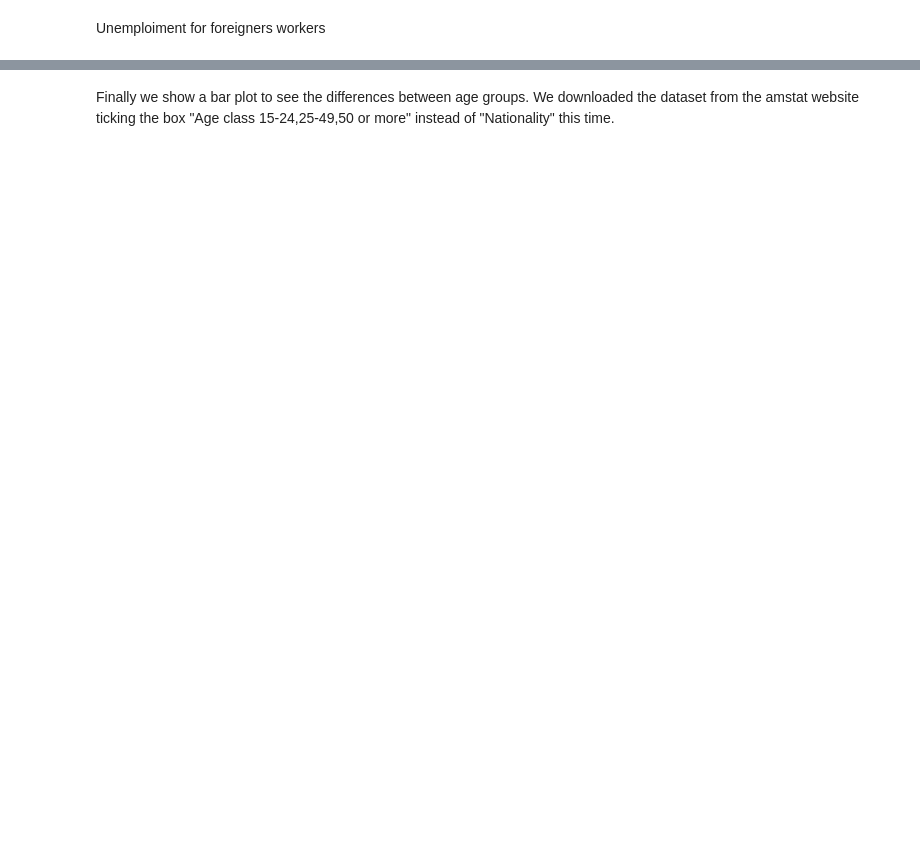
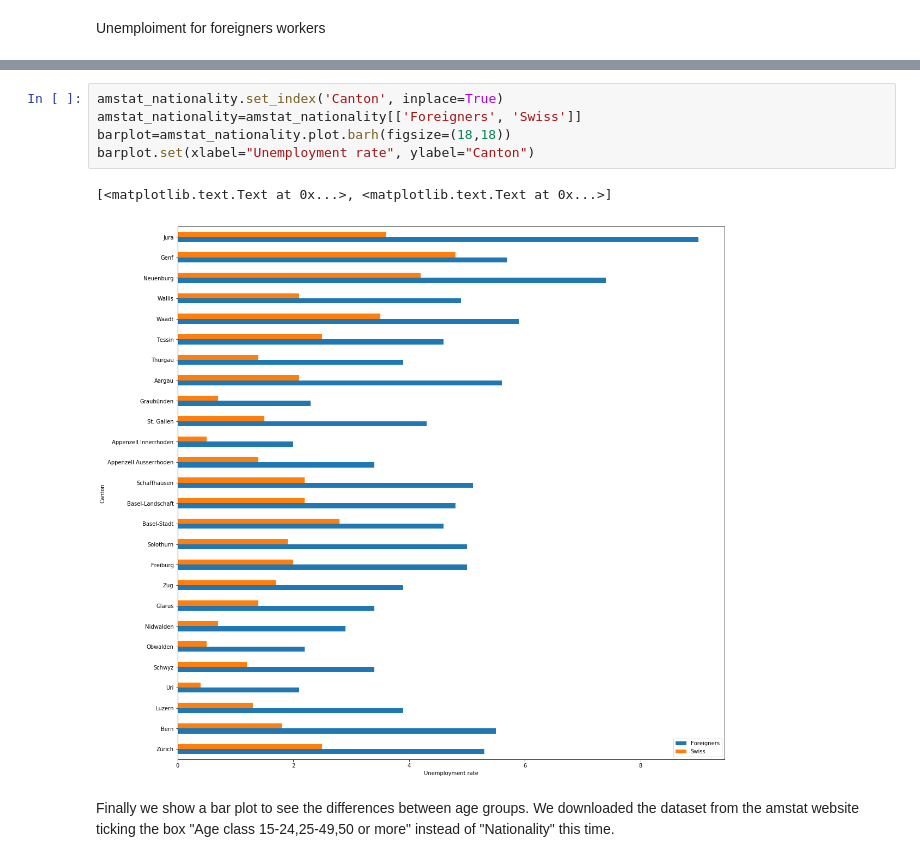
Before and after one commit to antonino-barbera/seanbi, a Jupyter notebook: HW3/Homework 3.ipynb, the cells around one changed output, grey strips where cells are left out. Drawn from its saved outputs; the diff is of its cells as text; blank space fills up the shorter version.

```diff
--- a/HW3/Homework 3.ipynb
+++ b/HW3/Homework 3.ipynb
@@ -300,6 +302,14 @@ m.choropleth(geo_data=swiss_json, topojson='objects.cantons',
 m
 # %% [output]
 [interactive output not drawn]
+# %%
+amstat_nationality.set_index('Canton', inplace=True)
+amstat_nationality=amstat_nationality[['Foreigners', 'Swiss']]
+barplot=amstat_nationality.plot.barh(figsize=(18,18))
+barplot.set(xlabel="Unemployment rate", ylabel="Canton")
+# %% [output]
+[<matplotlib.text.Text at 0x...>, <matplotlib.text.Text at 0x...>]
+[figure, added]
 # %% [markdown]
 Finally we show a bar plot to see the differences between age groups.
 We downloaded the dataset from the amstat website ticking the box "Age class 15-24,25-49,50 or more" instead of "Nationality" this time.
```
Also changed, not shown: parts of 4 cells of this notebook.
